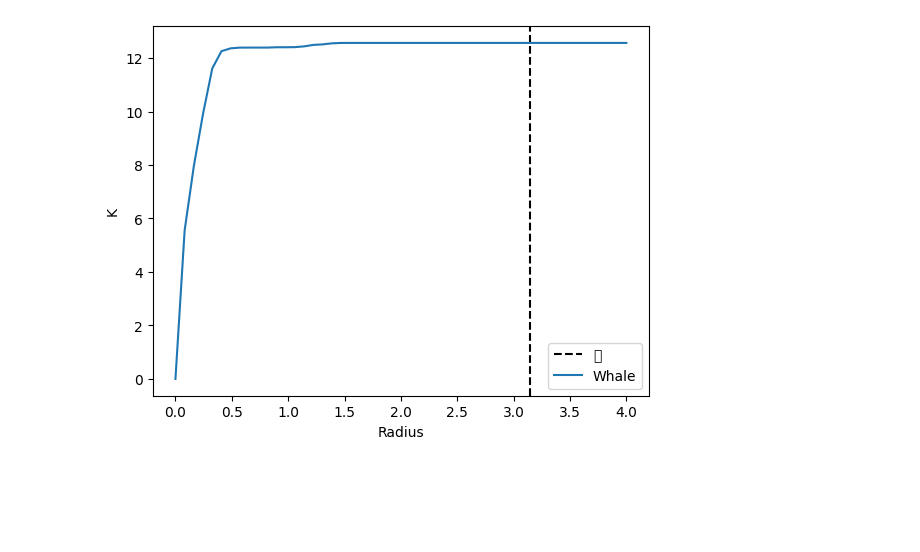
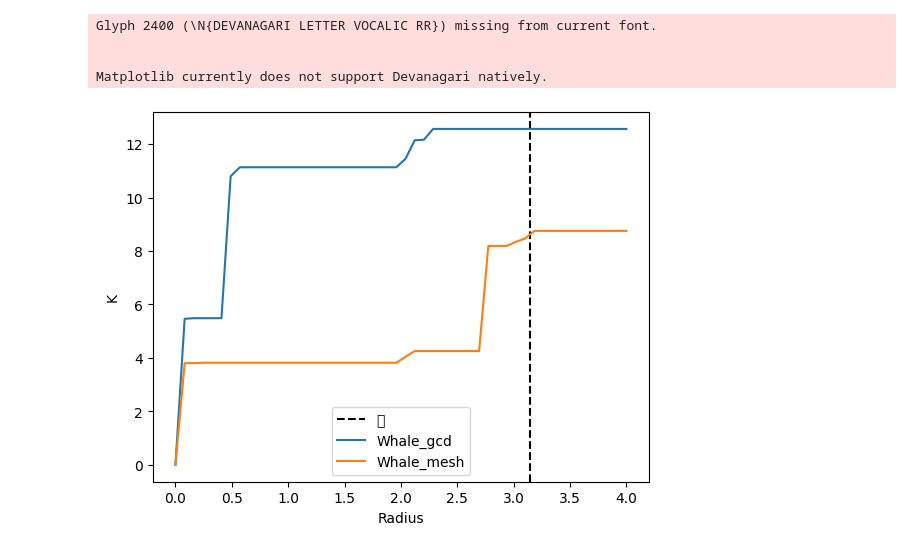
Before and after one commit to Muhanzhaokmp228/Bachelor-project, a Jupyter notebook: Code/Realdata.ipynb, the cells around one changed output. Saved outputs shown, nothing was run; the diff lists cells and outputs as text; code cells hidden in the pictures; blank space fills up the shorter version.

```diff
--- a/Code/Realdata.ipynb
+++ b/Code/Realdata.ipynb
@@ -22,7 +21,7 @@ ocean = gpd.read_file(path)
 current_dir = os.getcwd()
 folder_path = os.path.join(current_dir, "Whale")
 
-path = os.path.join(folder_path, "Blue and fin whales Southern California 2014-2015 - Argos data-reference-data.csv")
+path = os.path.join(folder_path, "Antarctic blue whales, east Antarctic sector of the Southern Ocean-reference-data.csv")
 with open(path, 'r') as file:
     csvreader = csv.reader(file)
     data = []
@@ -40,6 +39,11 @@ for file_name in os.listdir(folder_path):
                 # Append the row to the data array, skipping the header row
                 if csvreader.line_num > 1:
                     data = np.vstack((data, np.array(row)))
+
+# write the data to a csv file
+with open('Whale.csv', 'w', newline='') as file:
+    writer = csv.writer(file)
+    writer.writerows(data)
 # %%
 long = data[1:,41]
 lat = data[1:,40]
@@ -53,15 +56,0 @@ plt.savefig('ocean.png')
-# %%
-
-point_a = ocean['geometry'].iloc[0]
-point_b = ocean['geometry'].iloc[1]
-
-print(point_a)
-print(point_b)
-a = np.array([-119.0048, 33.9758])
-b = np.array([-119.0481, 34.0094])
-dst = np.linalg.norm(a - b)
-print(dst)
-# Calculate the distance between the two points
-dist = point_a.distance(point_b)
-
-print(dist)
@@ -150,16 +185,33 @@ def ripleyK(r, data, radii):
         K[i] = np.sum(dist < radii[i])
     K = K / intensity
     return K
+# %%
+vertices, faces = igl.read_triangle_mesh(os.path.join(current_dir, "mesh", "ocean_mesh_500_simplified.obj"))
+
+vx, vy, vz = vertices.T
+fi, fj, fk = faces.T
+
+mesh = go.Mesh3d(x=vx, y=vy, z=vz, i=fi, j=fj, k=fk, color='blue', opacity=0.5)
+samples = go.Scatter3d(x=x, y=y, z=z, mode='markers', marker=dict(size=2, color='black'))
+
+fig = go.Figure(data=[mesh, samples])
+fig.show()
 # %%
 radii = np.linspace(0, 4, 50)
 samples_whale = np.vstack((x, y, z)).T
 
-kt_whale = ripleyK(1, samples_whale, radii)
+kt_whale_mesh = ripleyK_mesh(vertices, faces, samples_whale, radii)
+kt_whale_gcd = ripleyK(1, samples_whale, radii)
 plt.axvline(x=math.pi, color='black', linestyle='--', label=u"\u0960")
-plt.plot(radii, kt_whale, label='Whale')
+plt.plot(radii, kt_whale_gcd, label='Whale_gcd')
+plt.plot(radii, kt_whale_mesh, label='Whale_mesh')
 plt.xlabel('Radius')
 plt.ylabel('K')
 plt.legend()
 plt.show()
 # %% [output]
+Glyph 2400 (\N{DEVANAGARI LETTER VOCALIC RR}) missing from current font.
+
+
+Matplotlib currently does not support Devanagari natively.
-[figure, old version]
+[figure, new version]
```
Also changed, not shown: parts of 5 cells of this notebook, 23 other files.
